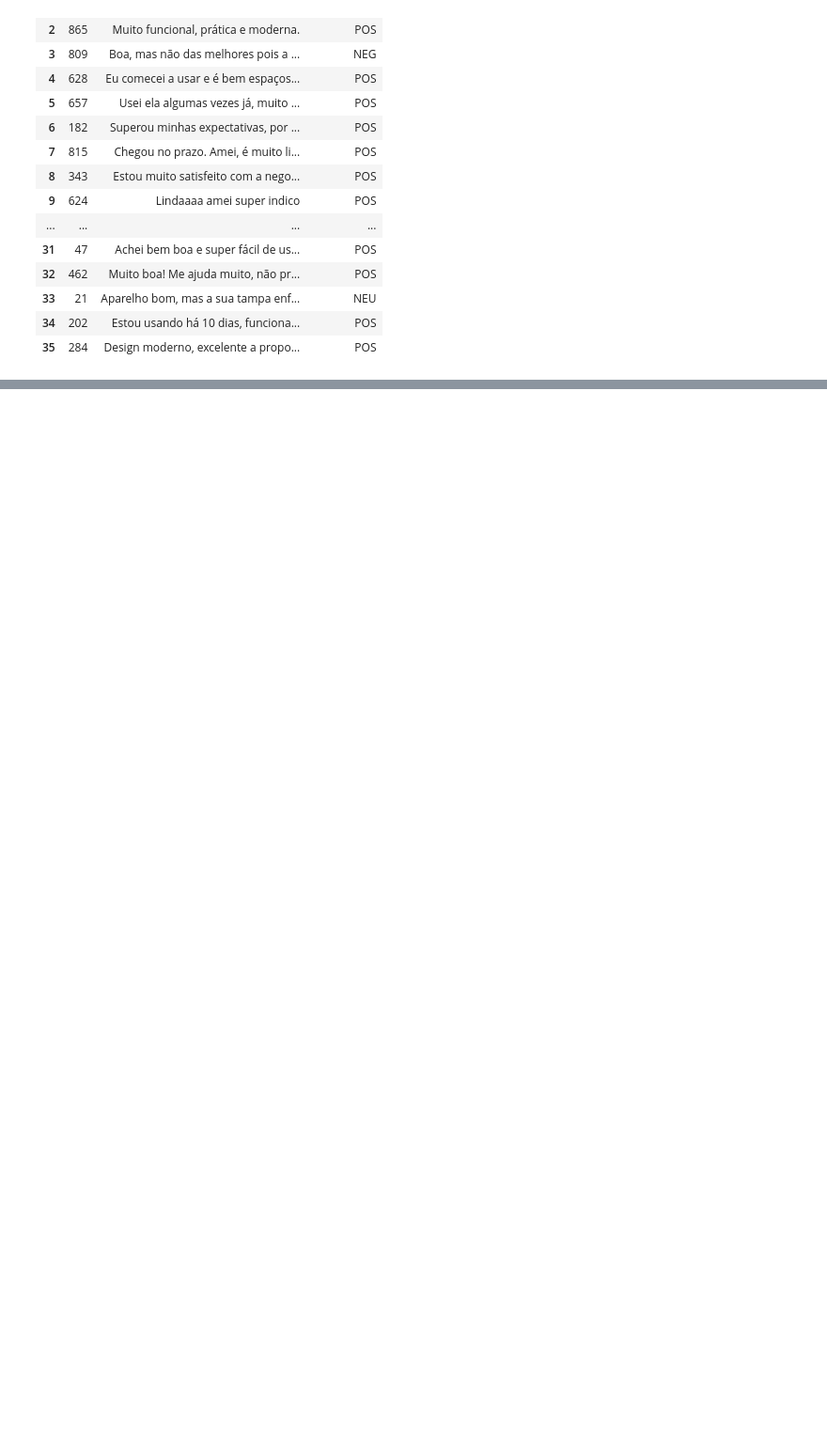
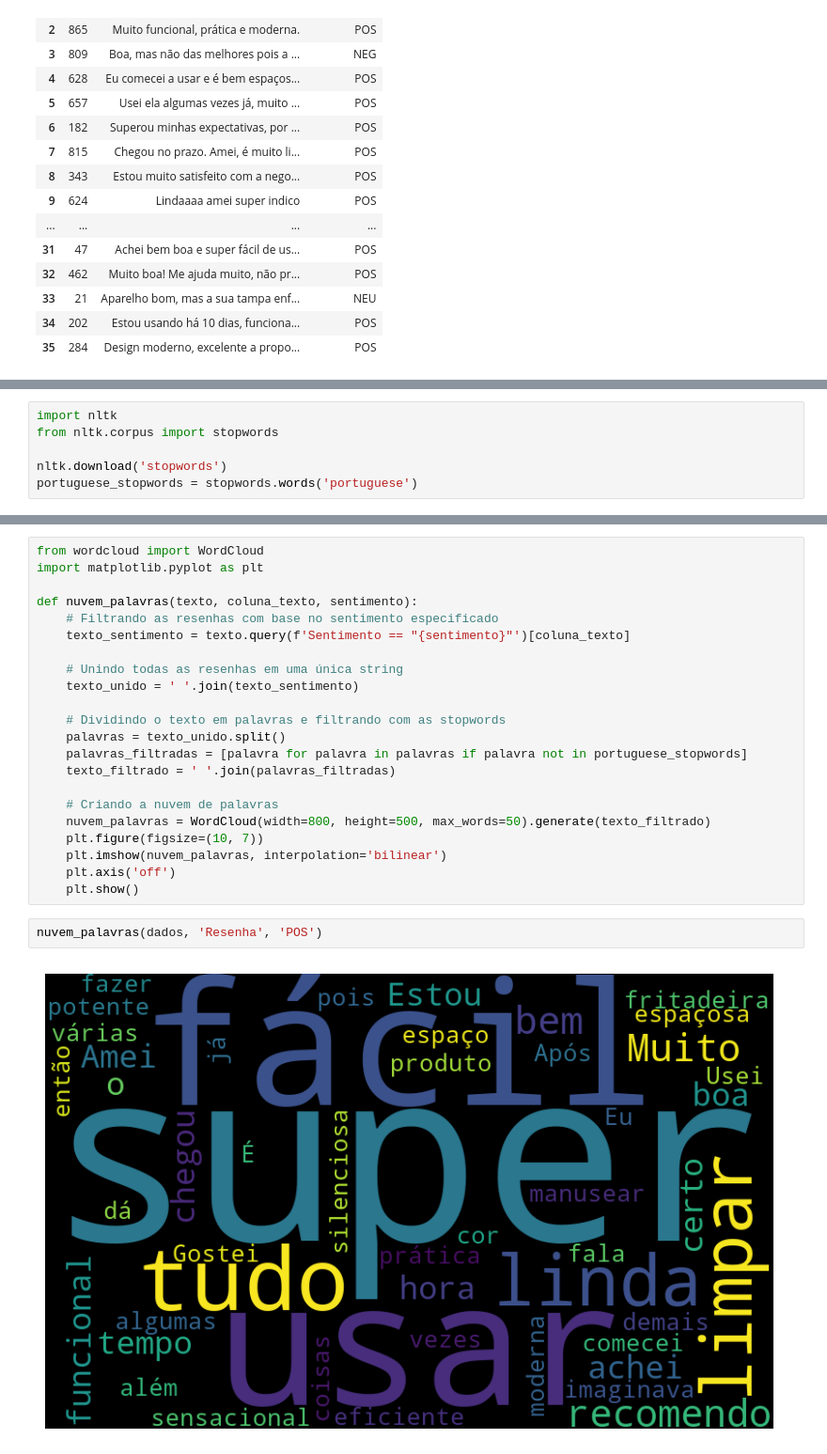
Before and after one commit to emviveros/alura_hugging_face_module, a Jupyter notebook: Notebooks/Aula_1.ipynb, the cells around one changed output, grey strips where cells are left out. Shown: that part at 94% size. Drawn from its saved outputs; the diff is of its cells as text; blank space fills up the shorter version.

Commit message:
Gera análise detalhada com nuvem de palavras

```diff
--- a/Notebooks/Aula_1.ipynb
+++ b/Notebooks/Aula_1.ipynb
@@ -208,0 +217,6 @@ display(styled_dados)
+# %%
+import nltk
+from nltk.corpus import stopwords
+
+nltk.download('stopwords')
+portuguese_stopwords = stopwords.words('portuguese')
@@ -208,0 +247,26 @@ display(styled_dados)
+# %%
+from wordcloud import WordCloud
+import matplotlib.pyplot as plt
+
+def nuvem_palavras(texto, coluna_texto, sentimento):
+    # Filtrando as resenhas com base no sentimento especificado
+    texto_sentimento = texto.query(f'Sentimento == "{sentimento}"')[coluna_texto]
+
+    # Unindo todas as resenhas em uma única string
+    texto_unido = ' '.join(texto_sentimento)
+
+    # Dividindo o texto em palavras e filtrando com as stopwords
+    palavras = texto_unido.split()
+    palavras_filtradas = [palavra for palavra in palavras if palavra not in portuguese_stopwords]
+    texto_filtrado = ' '.join(palavras_filtradas)
+
+    # Criando a nuvem de palavras
+    nuvem_palavras = WordCloud(width=800, height=500, max_words=50).generate(texto_filtrado)
+    plt.figure(figsize=(10, 7))
+    plt.imshow(nuvem_palavras, interpolation='bilinear')
+    plt.axis('off')
+    plt.show()
+# %%
+nuvem_palavras(dados, 'Resenha', 'POS')
+# %% [output]
+[figure, added]
```
Also changed, not shown: parts of 4 cells of this notebook.
